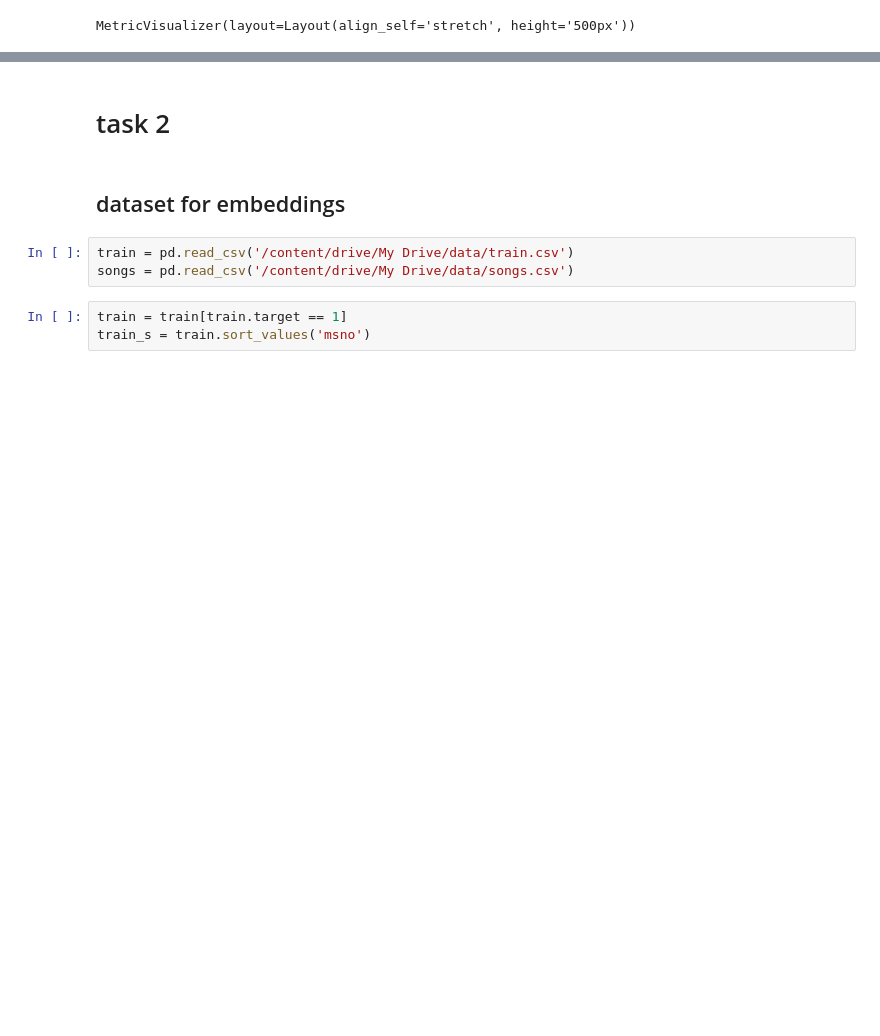
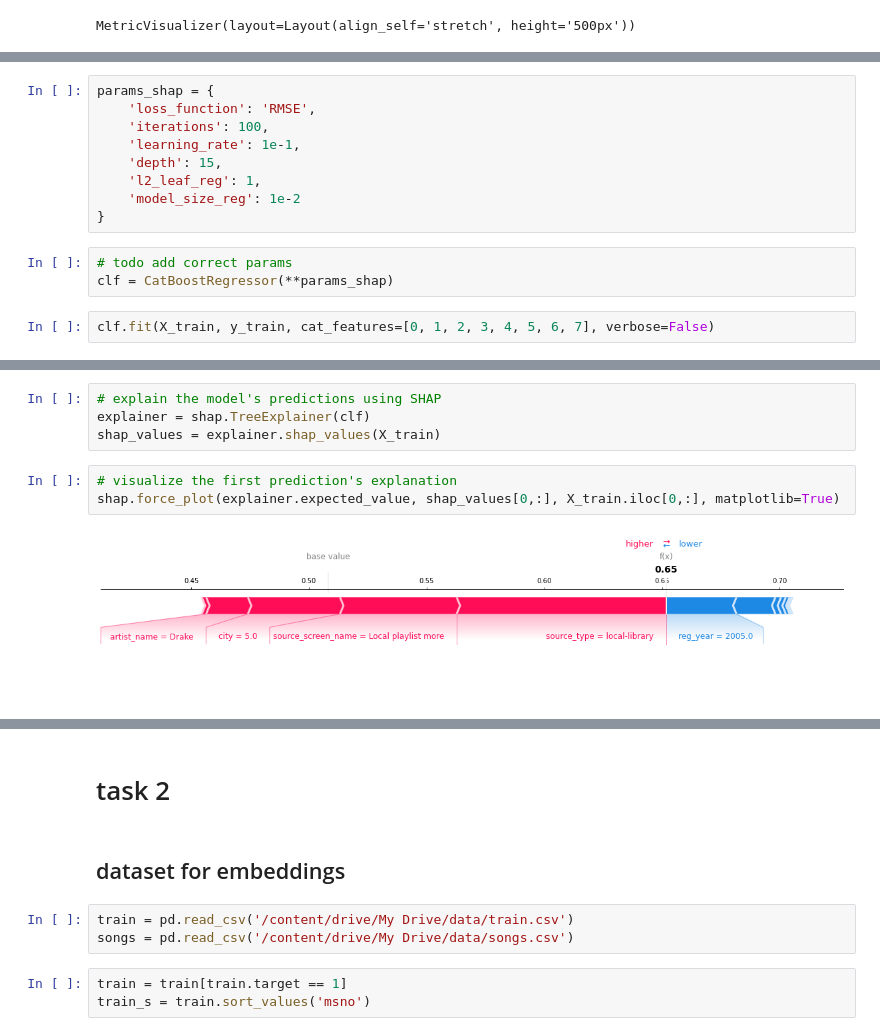
Before and after one commit to kraalfar/recsys, a Jupyter notebook: HW2.ipynb, the cells around one changed output, grey strips where cells are left out. Drawn from its saved outputs; the diff is of its cells as text; blank space fills up the shorter version.

```diff
--- a/HW2.ipynb
+++ b/HW2.ipynb
@@ -111,0 +127,14 @@ ROC AUC=0.7041±0.0006
+# %%
+params_shap = {
+    'loss_function': 'RMSE',
+    'iterations': 100,
+    'learning_rate': 1e-1,
+    'depth': 15,
+    'l2_leaf_reg': 1,
+    'model_size_reg': 1e-2
+}
+# %%
+# todo add correct params
+clf = CatBoostRegressor(**params_shap)
+# %%
+clf.fit(X_train, y_train, cat_features=[0, 1, 2, 3, 4, 5, 6, 7], verbose=False)
@@ -111,0 +147,9 @@ ROC AUC=0.7041±0.0006
+# %%
+# explain the model's predictions using SHAP
+explainer = shap.TreeExplainer(clf)
+shap_values = explainer.shap_values(X_train)
+# %%
+# visualize the first prediction's explanation
+shap.force_plot(explainer.expected_value, shap_values[0,:], X_train.iloc[0,:], matplotlib=True)
+# %% [output]
+[figure, added]
```
Also changed, not shown: parts of 19 cells of this notebook.
